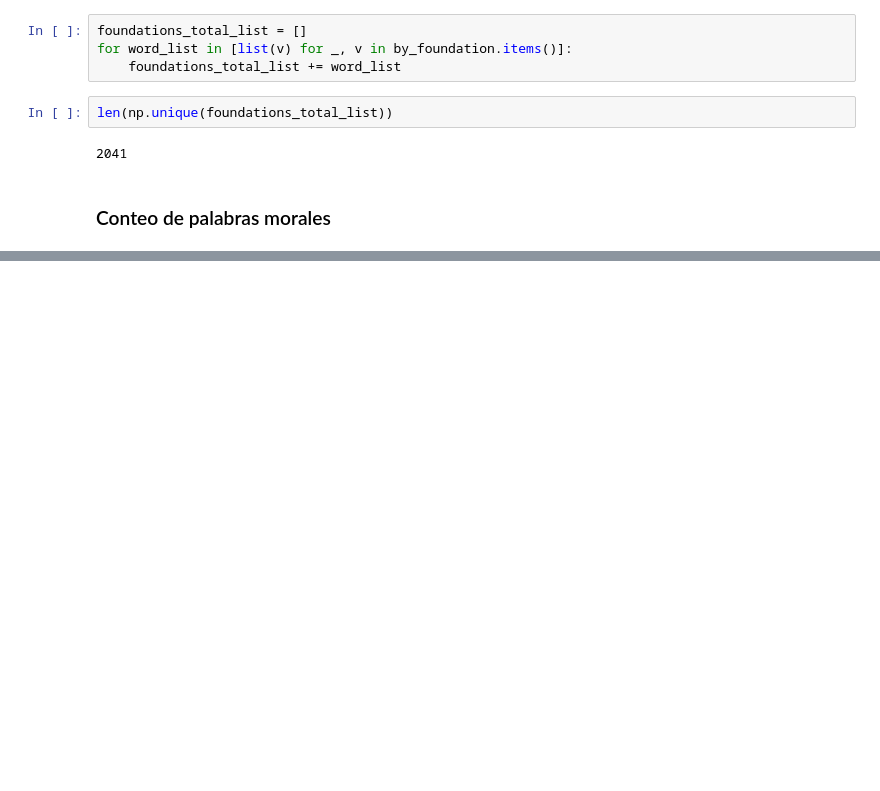
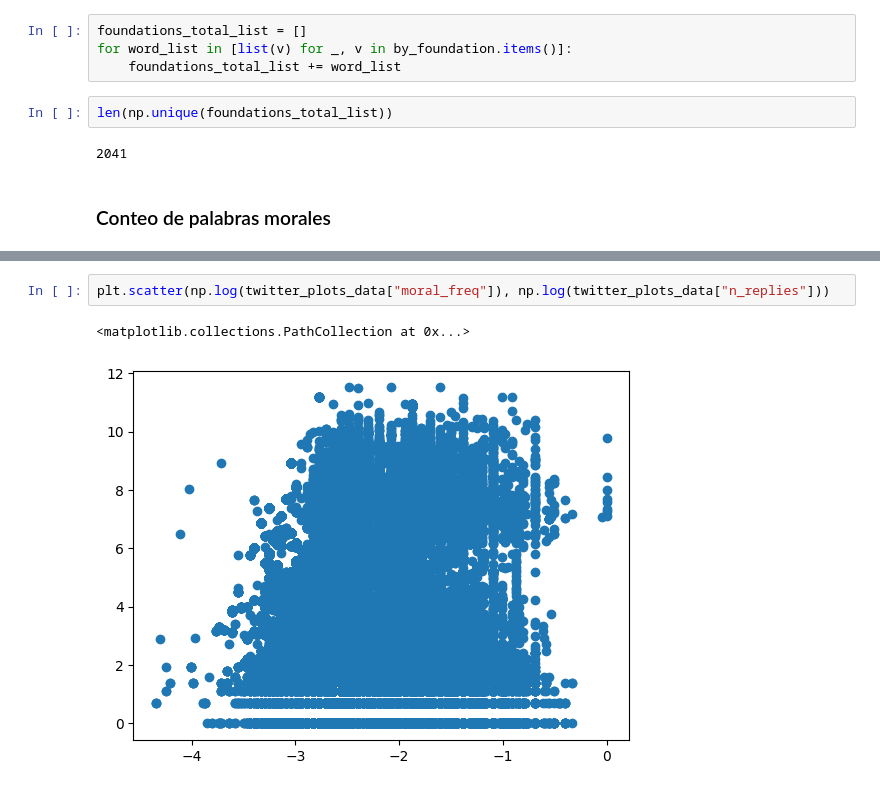
Before and after one commit to DiegoLeonG96/Scaling-laws-in-moral-dynamics-on-social-media, a Jupyter notebook: Exploration.ipynb, the cells around one changed output, grey strips where cells are left out. Saved outputs shown, nothing was run; the diff lists cells and outputs as text; blank space fills up the shorter version.

```diff
--- a/Exploration.ipynb
+++ b/Exploration.ipynb
@@ -212,0 +302,5 @@ len(np.unique(foundations_total_list))
+# %%
+plt.scatter(np.log(twitter_plots_data["moral_freq"]), np.log(twitter_plots_data["n_replies"]))
+# %% [output]
+<matplotlib.collections.PathCollection at 0x...>
+[figure, added]
```
Also changed, not shown: parts of 15 cells of this notebook, 1 other file.
